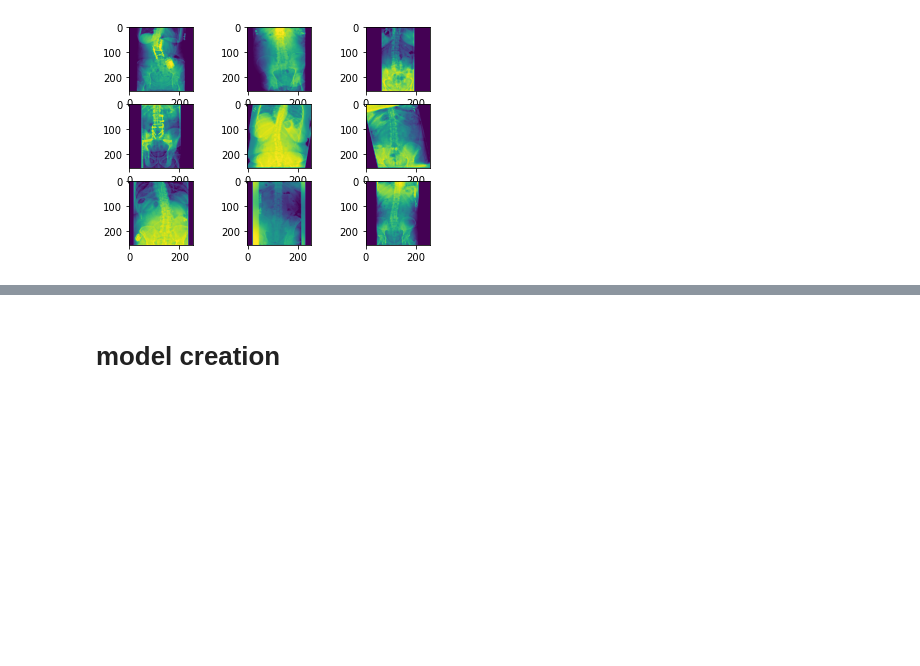
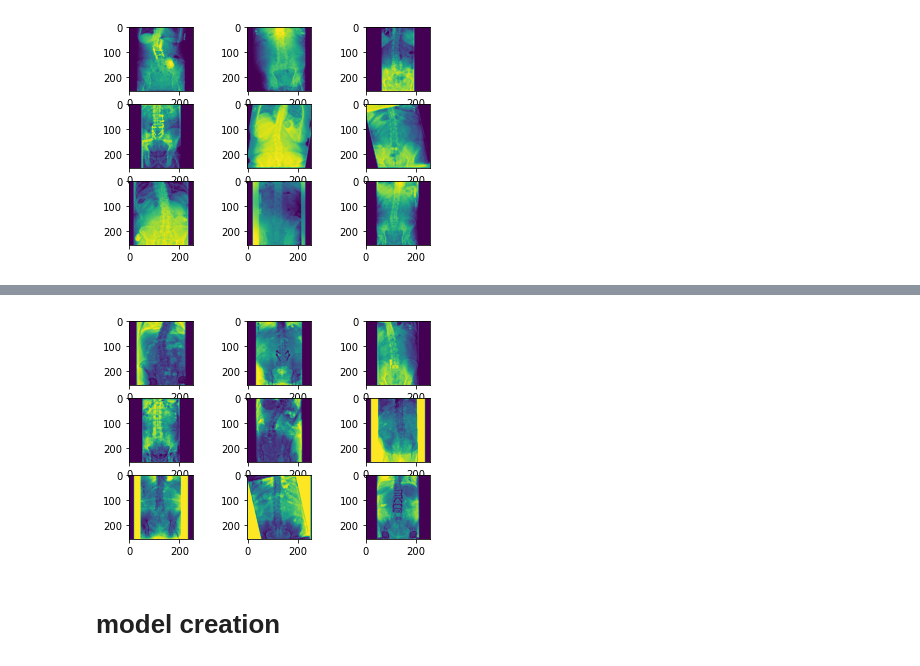
Before and after one commit to ck-unifr/x-ray_image_classification, a Jupyter notebook: x-ray_image_classification.ipynb, the cells around one changed output, grey strips where cells are left out. Drawn from its saved outputs; the diff is of its cells as text; code cells hidden in the pictures; blank space fills up the shorter version.

```diff
--- a/x-ray_image_classification.ipynb
+++ b/x-ray_image_classification.ipynb
@@ -71,3 +128,13 @@ pyplot.show()
+# %%
+for i in range(9):
+    pyplot.subplot(330 + 1 + i)
+    filename = test_ap_files[i]
+    image = imread(filename)
+    pyplot.imshow(image)
+
+pyplot.show()
+# %% [output]
+[figure, added]
 # %% [markdown]
 # model creation
 # %% [markdown]
```
Also changed, not shown: parts of 11 cells of this notebook.
